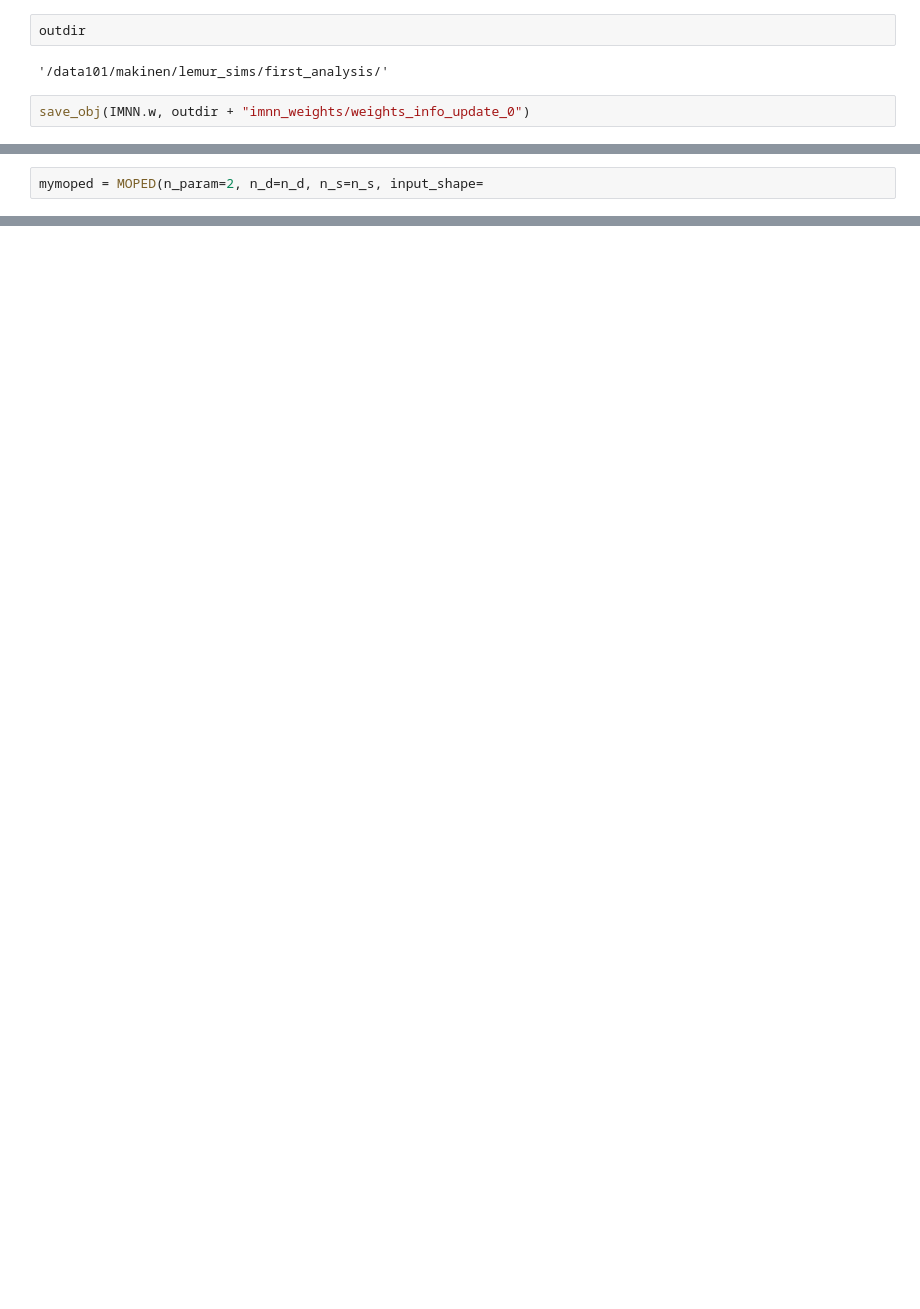
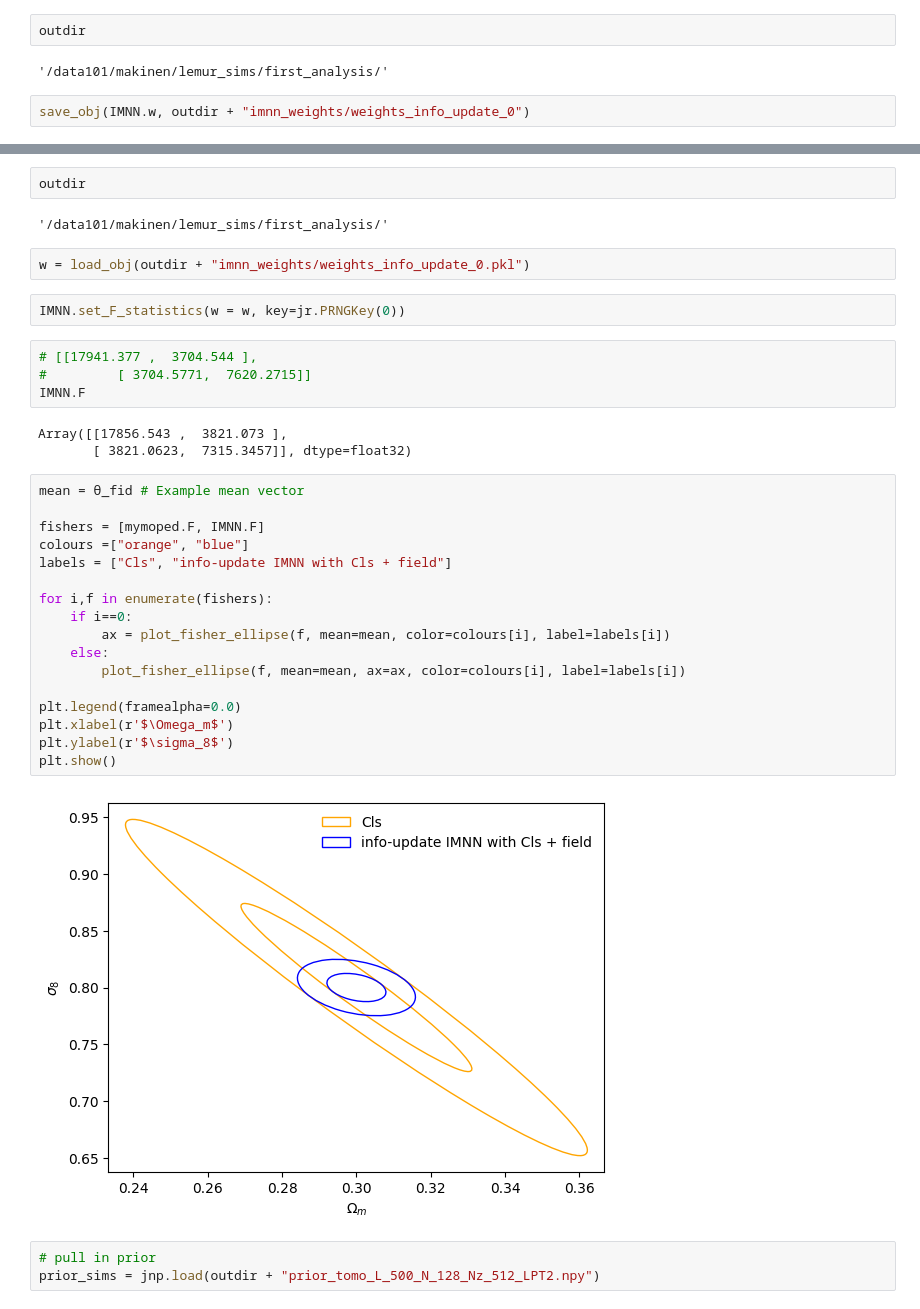
Before and after one commit to tlmakinen/wl-sbi, a Jupyter notebook: info-update-field.ipynb, the cells around one changed output, grey strips where cells are left out. Cells and saved outputs as stored; diff of their text form; blank space fills up the shorter version.

```diff
--- a/info-update-field.ipynb
+++ b/info-update-field.ipynb
@@ -1494,2 +1423,0 @@ pwd
-# %%
-mymoped = MOPED(n_param=2, n_d=n_d, n_s=n_s, input_shape=
@@ -1498,0 +1473,37 @@ mymoped = MOPED(n_param=2, n_d=n_d, n_s=n_s, input_shape=
+# %%
+outdir
+# %% [output]
+'/data101/makinen/lemur_sims/first_analysis/'
+# %%
+w = load_obj(outdir + "imnn_weights/weights_info_update_0.pkl")
+# %%
+IMNN.set_F_statistics(w = w, key=jr.PRNGKey(0))
+# %%
+# [[17941.377 ,  3704.544 ],
+#         [ 3704.5771,  7620.2715]]
+IMNN.F
+# %% [output]
+Array([[17856.543 ,  3821.073 ],
+       [ 3821.0623,  7315.3457]], dtype=float32)
+# %%
+mean = θ_fid # Example mean vector
+
+fishers = [mymoped.F, IMNN.F]
+colours =["orange", "blue"]
+labels = ["Cls", "info-update IMNN with Cls + field"]
+
+for i,f in enumerate(fishers):
+    if i==0:
+        ax = plot_fisher_ellipse(f, mean=mean, color=colours[i], label=labels[i])
+    else:
+        plot_fisher_ellipse(f, mean=mean, ax=ax, color=colours[i], label=labels[i])
+
+plt.legend(framealpha=0.0)
+plt.xlabel(r'$\Omega_m$')
+plt.ylabel(r'$\sigma_8$')
+plt.show()
+# %% [output]
+[figure, added]
+# %%
+# pull in prior
+prior_sims = jnp.load(outdir + "prior_tomo_L_500_N_128_Nz_512_LPT2.npy")
```
Also changed, not shown: parts of 42 cells of this notebook, 3 other files.
